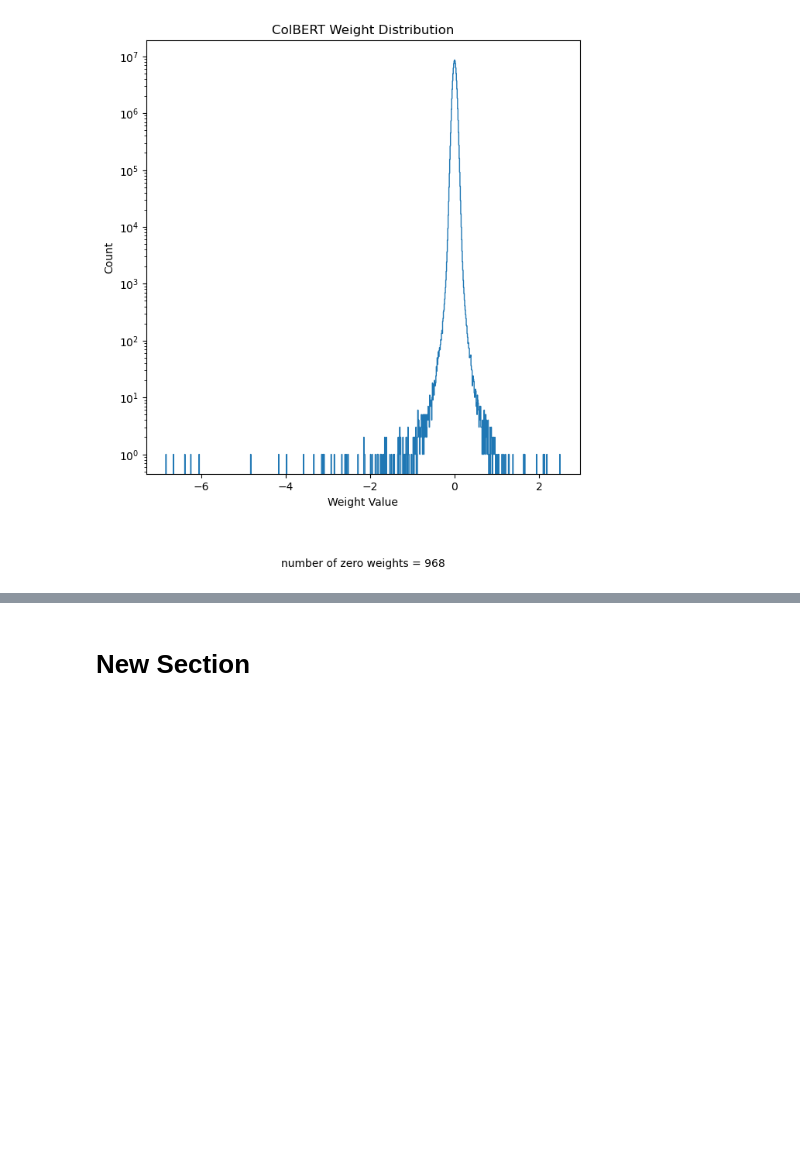
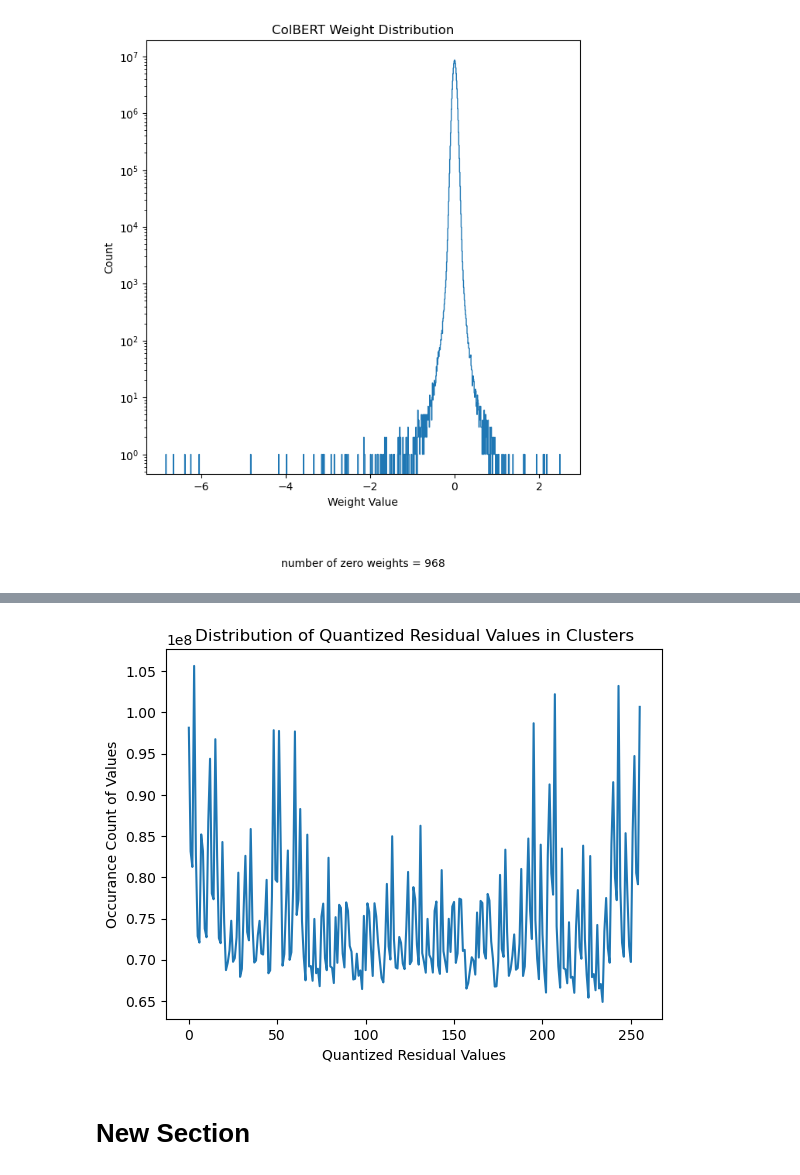
Before and after one commit to Ngo-Kevin/splade-colBERT, a Jupyter notebook: ColBERT/retraining_attempt.ipynb, the cells around one changed output, grey strips where cells are left out. Saved outputs shown, nothing was run; the diff lists cells and outputs as text; code cells hidden in the pictures; blank space fills up the shorter version.

```diff
--- a/ColBERT/retraining_attempt.ipynb
+++ b/ColBERT/retraining_attempt.ipynb
@@ -909,0 +1650,7 @@ plt.show()
+# %%
+cluster_residuals_counter = {}
+
+for cluster_id in tqdm(range(262144)):
+    cluster_chunk_idx = searcher.ranker.embeddings_strided.codes == cluster_id
+    unique_cluster, unique_counts = searcher.ranker.embeddings_strided.residuals[cluster_chunk_idx].flatten().unique(return_counts=True)
+    cluster_residuals_counter[cluster_id] = dict(zip(unique_cluster.tolist(), unique_counts.tolist()))
@@ -909,0 +1667,10 @@ plt.show()
+# %%
+import json
+with open('cluster_residuals.json', 'r') as file:
+    cluster_residuals_counter = json.load(file)
+# %%
+flat_res = defaultdict(int)
+# %%
+for cluster_id, cluster_res in cluster_residuals_counter.items():
+    for res_val, res_count in cluster_res.items():
+        flat_res[int(res_val)] += res_count
@@ -910,3 +1679,11 @@ plt.show()
+# %%
+plt.title('Distribution of Quantized Residual Values in Clusters')
+plt.xlabel('Quantized Residual Values')
+plt.ylabel('Occurance Count of Values')
+plt.plot(flat_res.keys(), flat_res.values())
+plt.show()
+# %% [output]
+[figure, added]
 # %% [markdown]
 # New Section
 # %% [markdown]
```
Also changed, not shown: parts of 152 cells of this notebook, 2 other files.
